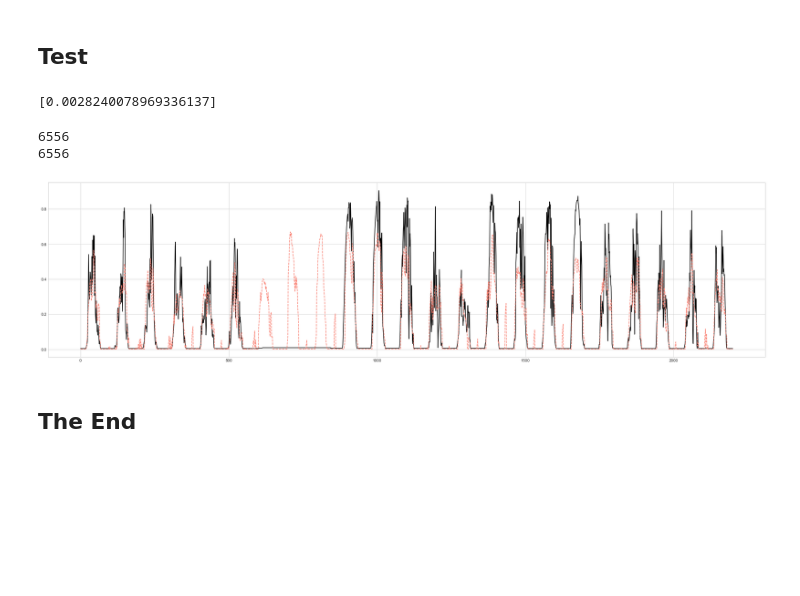
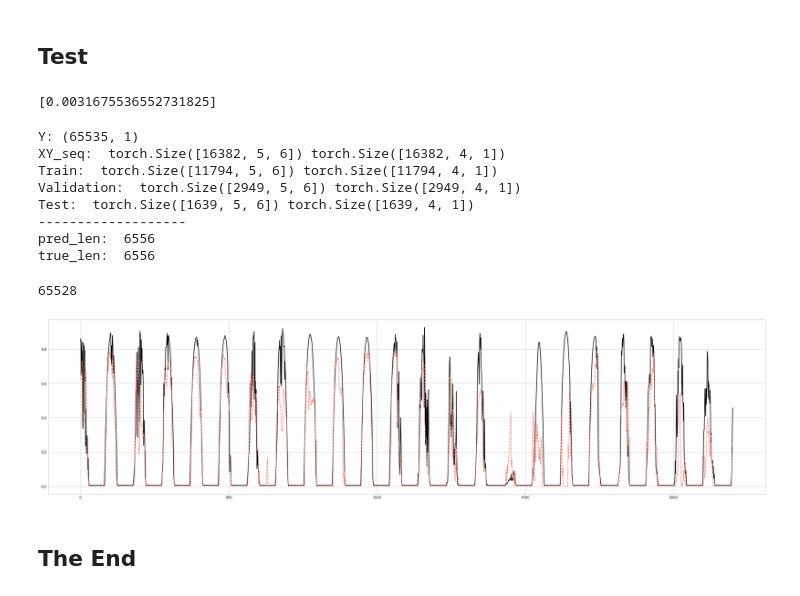
Before and after one commit to powerflow77/DeepLearning, a Jupyter notebook: LSTM.ipynb, the cells around one changed output. Drawn from its saved outputs; the diff is of its cells as text; code cells hidden in the pictures; blank space fills up the shorter version.

```diff
--- a/LSTM.ipynb
+++ b/LSTM.ipynb
@@ -290,22 +290,38 @@ display(test_loss_list)
 
 truelist = y_test.flatten().tolist()
 
-print(len(predlist))
-print(len(truelist))
+print(f'Y: {Y.shape}')
+print('XY_seq: ', X_seq.shape, Y_seq.shape)
+print('Train: ', x_train.shape, y_train.shape)
+print('Validation: ', x_val.shape, y_val.shape)
+print('Test: ', x_test.shape, y_test.shape)
+print(f'-------------------')
+print('pred_len: ', len(predlist))
+print('true_len: ', len(truelist))
 # %% [output]
-[0.0028240078969336137]
+[0.0031675536552731825]
-6556
-6556
+Y: (65535, 1)
+XY_seq:  torch.Size([16382, 5, 6]) torch.Size([16382, 4, 1])
+Train:  torch.Size([11794, 5, 6]) torch.Size([11794, 4, 1])
+Validation:  torch.Size([2949, 5, 6]) torch.Size([2949, 4, 1])
+Test:  torch.Size([1639, 5, 6]) torch.Size([1639, 4, 1])
+-------------------
+pred_len:  6556
+true_len:  6556
+# %%
+16382*4
+# %% [output]
+65528
 # %%
 cut = 2_200
 
 fig, ax = plt.subplots(1,1, figsize=(32, 8))
 
-ax.plot(truelist[:cut], color='black')
-ax.plot(predlist[:cut], color='salmon', linestyle='dashed')
+ax.plot(truelist[-cut:], color='black')
+ax.plot(predlist[-cut:], color='salmon', linestyle='dashed')
 
 plt.show()
 # %% [output]
-[figure, old version]
+[figure, new version]
 # %% [markdown]
 ## The End
```
Also changed, not shown: parts of 2 cells of this notebook.
